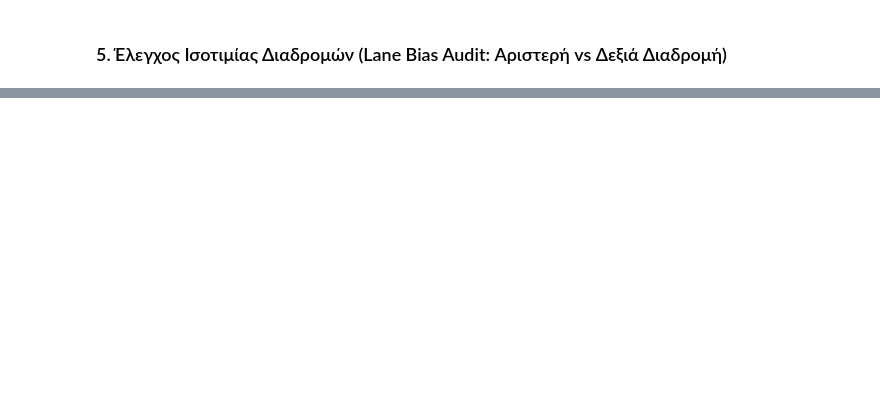
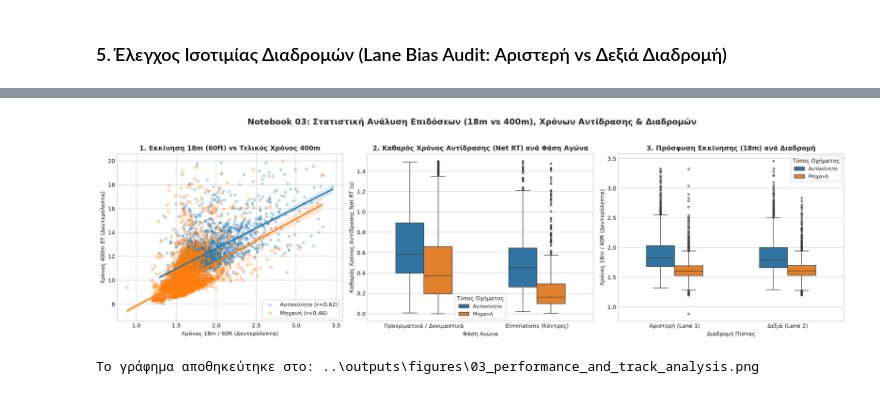
Before and after one commit to zcamp23/LENOE_stats, a Jupyter notebook: notebooks/03_performance_and_track_analysis.ipynb, the cells around one changed output, grey strips where cells are left out. Saved outputs shown, nothing was run; the diff lists cells and outputs as text; code cells hidden in the pictures; blank space fills up the shorter version.

```diff
--- a/notebooks/03_performance_and_track_analysis.ipynb
+++ b/notebooks/03_performance_and_track_analysis.ipynb
@@ -181,0 +269,55 @@ display(rl_summary)
+# %%
+# Δημιουργία τριπλού γραφήματος ανάλυσης επιδόσεων και πίστας:
+# (1) Scatter & Γραμμική Παλινδρόμηση Χρόνου 18m (60ft) vs Χρόνου 400m ET,
+# (2) Boxplot Καθαρού Χρόνου Αντίδρασης (Net RT) σε Προκριματικά vs Eliminations,
+# (3) Boxplot Πρόσφυσης Εκκίνησης (18m) σε Αριστερή vs Δεξιά Διαδρομή.
+
+fig, axes = plt.subplots(1, 3, figsize=(19, 5.5), dpi=150)
+fig.suptitle('Notebook 03: Στατιστική Ανάλυση Επιδόσεων (18m vs 400m), Χρόνων Αντίδρασης & Διαδρομών', fontsize=15, fontweight='bold', y=1.03)
+
+# 1. Scatter & Regression Plot: 18m (60ft) vs 400m ET
+ax1 = axes[0]
+for vtype, color, marker in [('Αυτοκίνητο', '#1f77b4', 'o'), ('Μηχανή', '#ff7f0e', 's')]:
+    sub = clean_400[clean_400['ΤύποςΟχήματος'] == vtype]
+    sns.regplot(
+        data=sub, x='Χρόνος18_sec', y='Χρόνος400_sec', ax=ax1, color=color,
+        marker=marker, scatter_kws={'alpha': 0.25, 's': 20}, line_kws={'linewidth': 2.5},
+        label=f'{vtype} (r={sub["Χρόνος18_sec"].corr(sub["Χρόνος400_sec"]):.2f})'
+    )
+ax1.set_title('1. Εκκίνηση 18m (60ft) vs Τελικός Χρόνος 400m', fontsize=12, fontweight='bold')
+ax1.set_xlabel('Χρόνος 18m / 60ft (Δευτερόλεπτα)')
+ax1.set_ylabel('Χρόνος 400m ET (Δευτερόλεπτα)')
+ax1.legend(frameon=True, fontsize=10)
+
+# 2. Boxplot: Καθαρός Χρόνος Αντίδρασης (Net RT) ανά Φάση Αγώνα & Όχημα
+ax2 = axes[1]
+sns.boxplot(
+    data=rt_clean, x='Φάση_Αγώνα', y='Net_RT_sec', hue='ΤύποςΟχήματος',
+    order=['Προκριματικά / Δοκιμαστικά', 'Eliminations (Κόντρες)'],
+    palette=['#1f77b4', '#ff7f0e'], width=0.5, fliersize=3, ax=ax2
+)
+ax2.set_title('2. Καθαρός Χρόνος Αντίδρασης (Net RT) ανά Φάση Αγώνα', fontsize=12, fontweight='bold')
+ax2.set_xlabel('Φάση Αγώνα')
+ax2.set_ylabel('Καθαρός Χρόνος Αντίδρασης Net RT (s)')
+ax2.legend(title='Τύπος Οχήματος', frameon=True, fontsize=9)
+
+# 3. Boxplot: Πρόσφυση Εκκίνησης (18m) ανά Διαδρομή (Αριστερή vs Δεξιά)
+ax3 = axes[2]
+sns.boxplot(
+    data=clean_400, x='Διαδρομή_Όνομα', y='Χρόνος18_sec', hue='ΤύποςΟχήματος',
+    order=['Αριστερή (Lane 1)', 'Δεξιά (Lane 2)'],
+    palette=['#1f77b4', '#ff7f0e'], width=0.5, fliersize=3, ax=ax3
+)
+ax3.set_title('3. Πρόσφυση Εκκίνησης (18m) ανά Διαδρομή', fontsize=12, fontweight='bold')
+ax3.set_xlabel('Διαδρομή Πίστας')
+ax3.set_ylabel('Χρόνος 18m / 60ft (Δευτερόλεπτα)')
+ax3.legend(title='Τύπος Οχήματος', frameon=True, fontsize=9)
+
+plt.tight_layout()
+out_fig = os.path.join(FIGURES_DIR, "03_performance_and_track_analysis.png")
+plt.savefig(out_fig, dpi=150, bbox_inches='tight')
+plt.show()
+print(f"Το γράφημα αποθηκεύτηκε στο: {out_fig}")
+# %% [output]
+[figure, added]
+Το γράφημα αποθηκεύτηκε στο: ..\outputs\figures\03_performance_and_track_analysis.png
```
Also changed, not shown: parts of 9 cells of this notebook, 5 other files.
